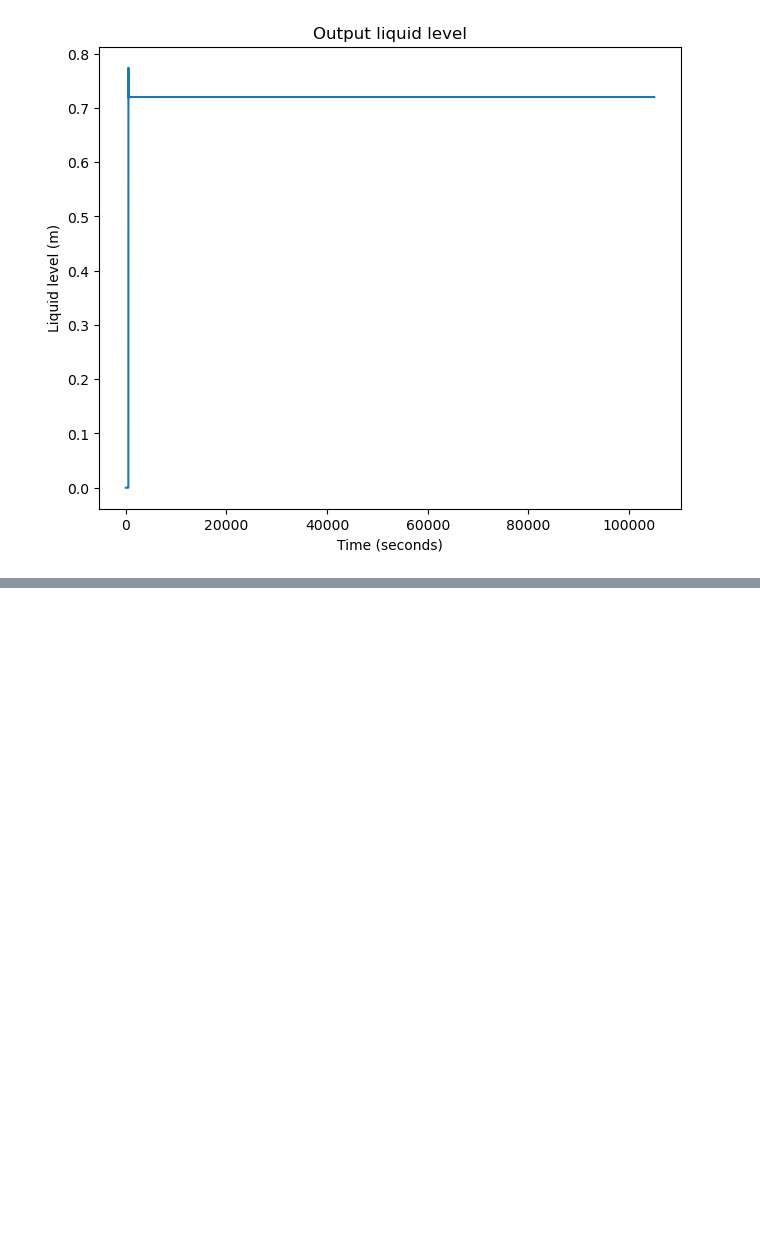
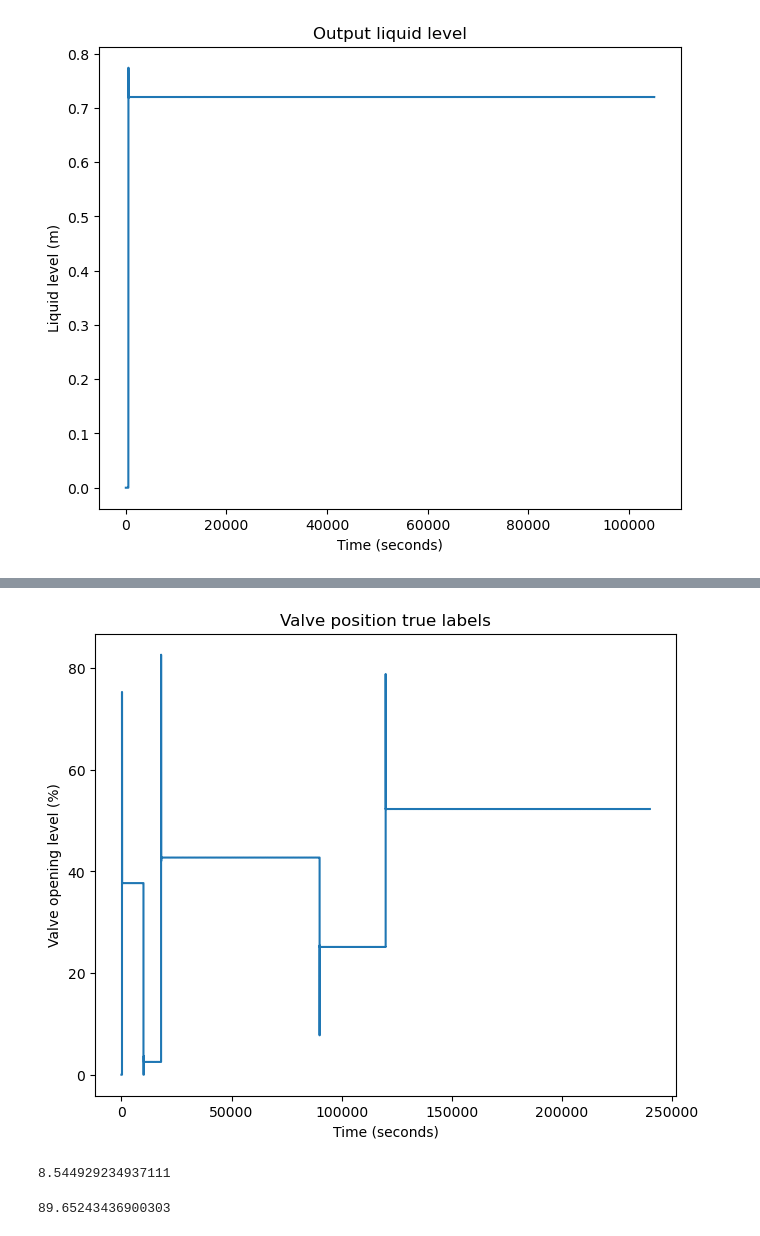
Before and after one commit to anshumanm329/ValvePredictionProject2, a Jupyter notebook: End-to-End-Valve-Level_Prediction-Project2.ipynb, the cells around one changed output, grey strips where cells are left out. Saved outputs shown, nothing was run; the diff lists cells and outputs as text; code cells hidden in the pictures; blank space fills up the shorter version.

```diff
--- a/End-to-End-Valve-Level_Prediction-Project2.ipynb
+++ b/End-to-End-Valve-Level_Prediction-Project2.ipynb
@@ -485,0 +541,10 @@ ax4.set(xlabel = "Time (seconds)",
+# %%
+def prepare_for_modelling(DataFrame):
+    """
+    Function to prepare the data for fitting into the model
+    Takes a dataframe as input. Drops the Valve_positions data for X and Valve_positions data is used as y
+    X and y are returned
+    """
+    X = DataFrame.drop("Valve_Positions", axis = 1)
+    y = DataFrame["Valve_Positions"]
+    return X,y
@@ -485,0 +618,8 @@ ax4.set(xlabel = "Time (seconds)",
+# %%
+fig, ax9 = plt.subplots(figsize=(7.5,6))
+ax9.plot(df_test_data_2.Time, y2_test)
+ax9.set(xlabel = "Time (seconds)",
+        ylabel = "Valve opening level (%)",
+        title = "Valve position true labels");
+# %% [output]
+[figure, added]
@@ -485,0 +628,8 @@ ax4.set(xlabel = "Time (seconds)",
+# %%
+mean_absolute_error(y2_test, y2_preds)
+# %% [output]
+8.544929234937111
+# %%
+mean_squared_error(y2_test, y2_preds)
+# %% [output]
+89.65243436900303
```
Also changed, not shown: parts of 44 cells of this notebook, 2 other files.
